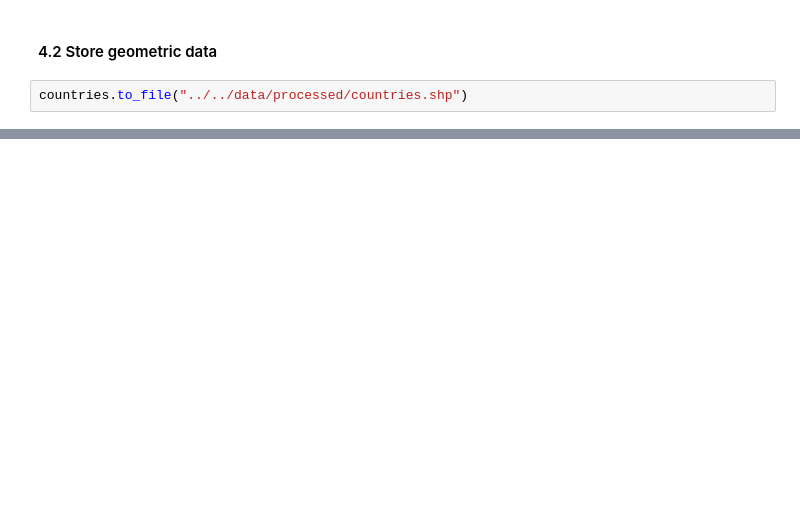
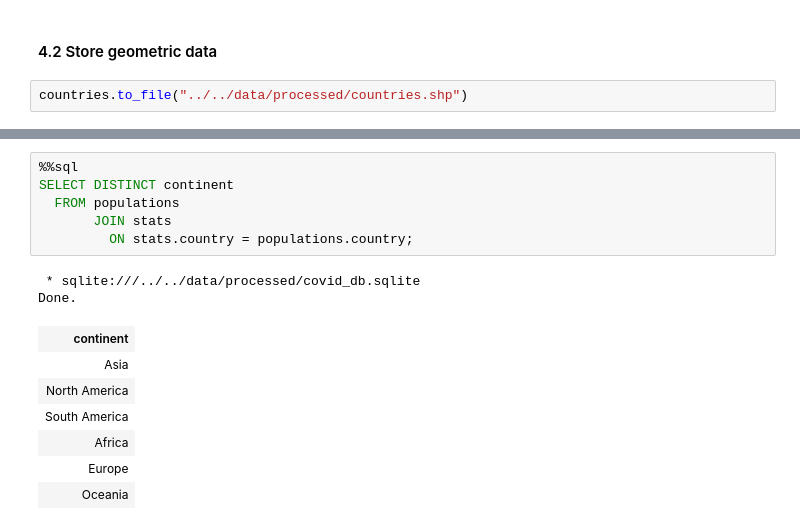
Before and after one commit to gvpamelen/covid19, a Jupyter notebook: notebooks/data/2_geographic_data_wrangling.ipynb, the cells around one changed output, grey strips where cells are left out. Cells and saved outputs as stored; diff of their text form; blank space fills up the shorter version.

```diff
--- a/notebooks/data/2_geographic_data_wrangling.ipynb
+++ b/notebooks/data/2_geographic_data_wrangling.ipynb
@@ -269,0 +313,16 @@ countries.to_file("../../data/processed/countries.shp")
+# %%
+%%sql
+SELECT DISTINCT continent
+  FROM populations
+       JOIN stats
+         ON stats.country = populations.country;
+# %% [output]
+ * sqlite:///../../data/processed/covid_db.sqlite
+Done.
+| continent |
+| Asia |
+| North America |
+| South America |
+| Africa |
+| Europe |
+| Oceania |
```
Also changed, not shown: parts of 8 cells of this notebook, 7 other files.
